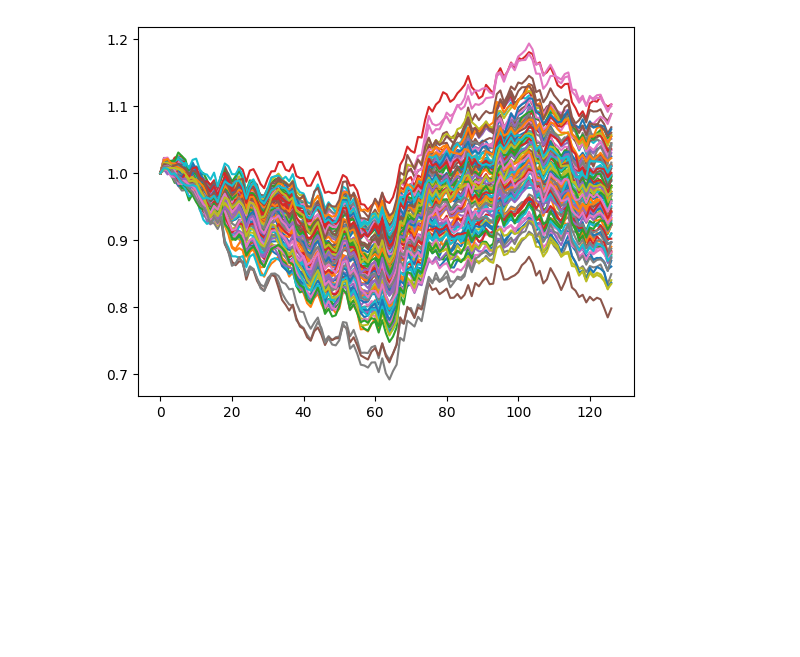
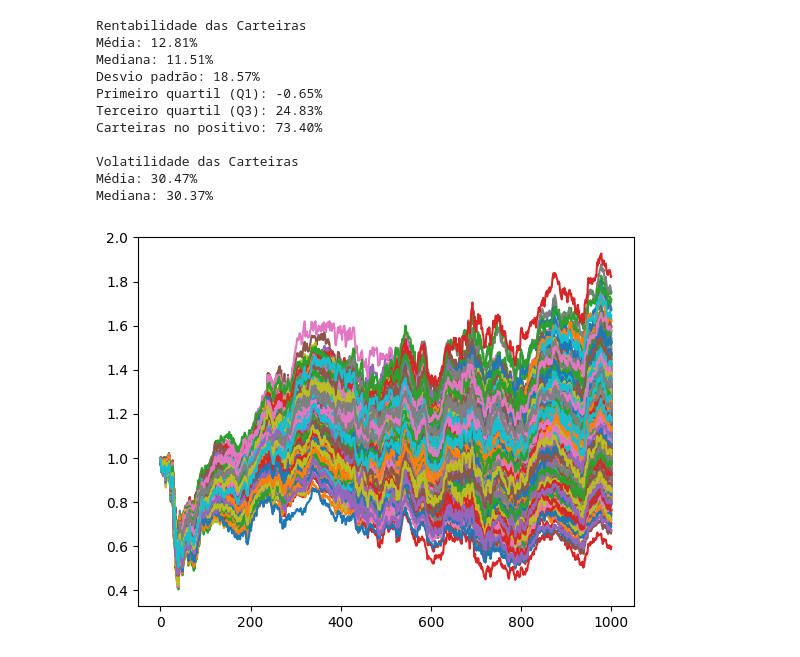
Before and after one commit to gassuncao27/quant_research_2023, a Jupyter notebook: hedge_ibovespa.ipynb, the cells around one changed output. Drawn from its saved outputs; the diff is of its cells as text; code cells hidden in the pictures; blank space fills up the shorter version.

```diff
--- a/hedge_ibovespa.ipynb
+++ b/hedge_ibovespa.ipynb
@@ -78,12 +97,7 @@ def cota_to_return(cotizacao):
 # %%
-df = pd.read_excel('ibovespa_composition.xlsx')
-ibovespa_stocks = np.array(df['CODIGOS'])
-qtd_stocks = len(ibovespa_stocks)
-
-historico_dias = 126
 perc_alocacao = 1.0
 tamanho_portfolio = 15
-iteracoes = 100
+iteracoes = 1000
 
 cota_iteracoes = []
 vol_cotas = []
@@ -97,33 +111,76 @@ for interacao in range(iteracoes):
 
     # collect price data
     price_hist, date_hist = get_data('2024-01-31', historico_dias, portfolio)
-    np.ones(46, dtype=int)
     returns = get_returns(price_hist)
 
     if np.where(price_hist[0, :] == 0)[0].size != 0:
         print("Prices error")
         sys.exit()
 
     retorno_cota = historical_returns_wallet(returns, portfolio, 1000)
     retorno_cota = perc_alocacao * retorno_cota
     cota_carteira = cotizacao_carteira(retorno_cota)
 
     # vol_cotas.append(np.std(retorno_cota) * np.sqrt(252))
     cota_iteracoes.append(cota_carteira)
 
 cotas = np.array(cota_iteracoes)
 cotas = np.transpose(cotas)
 
 rent_cotas = []
 vol_cotas = []
 for i in range(cotas.shape[1]):
     rent_cotas.append(cotas[-1, i] / cotas[0, i] - 1)
     retorno = cota_to_return(cotas[:, i])
     vol_cotas.append(np.std(retorno) * np.sqrt(252))
 
 rent_cotas = np.array(rent_cotas)
 vol_cotas = np.array(vol_cotas)
 
 plt.plot(cotas);
+
+array_registros = rent_cotas
+
+indices = np.arange(len(array_registros))
+media = np.mean(array_registros)  # Média
+mediana = np.median(array_registros)  # Mediana
+desvio_padrao = np.std(array_registros)  # Desvio padrão
+q1 = np.percentile(array_registros, 25)  # Primeiro quartil (25%)
+q3 = np.percentile(array_registros, 75)  # Terceiro quartil (75%)
+
+
+print("Rentabilidade das Carteiras")
+print("Média: %.2f%% " % (media * 100))
+print("Mediana: %.2f%% " % (mediana * 100))
+print("Desvio padrão: %.2f%% " % (desvio_padrao * 100))
+print("Primeiro quartil (Q1): %.2f%% " % (q1 * 100))
+print("Terceiro quartil (Q3): %.2f%% " % (q3 * 100))
+print("Carteiras no positivo: %.2f%% " % (np.sum(array_registros > 0) / len(array_registros) * 100))
+print(" ")
+
+array_registros = vol_cotas
+
+indices = np.arange(len(array_registros))
+media = np.mean(array_registros)  # Média
+mediana = np.median(array_registros)  # Mediana
+desvio_padrao = np.std(array_registros)  # Desvio padrão
+q1 = np.percentile(array_registros, 25)  # Primeiro quartil (25%)
+q3 = np.percentile(array_registros, 75)  # Terceiro quartil (75%)
+
+
+print("Volatilidade das Carteiras")
+print("Média: %.2f%% " % (media * 100))
+print("Mediana: %.2f%% " % (mediana * 100))
 # %% [output]
+Rentabilidade das Carteiras
+Média: 12.81%
+Mediana: 11.51%
+Desvio padrão: 18.57%
+Primeiro quartil (Q1): -0.65%
+Terceiro quartil (Q3): 24.83%
+Carteiras no positivo: 73.40%
+
+Volatilidade das Carteiras
+Média: 30.47%
+Mediana: 30.37%
-[figure, old version]
+[figure, new version]
```
Also changed, not shown: parts of 7 cells of this notebook, 1 other file.
